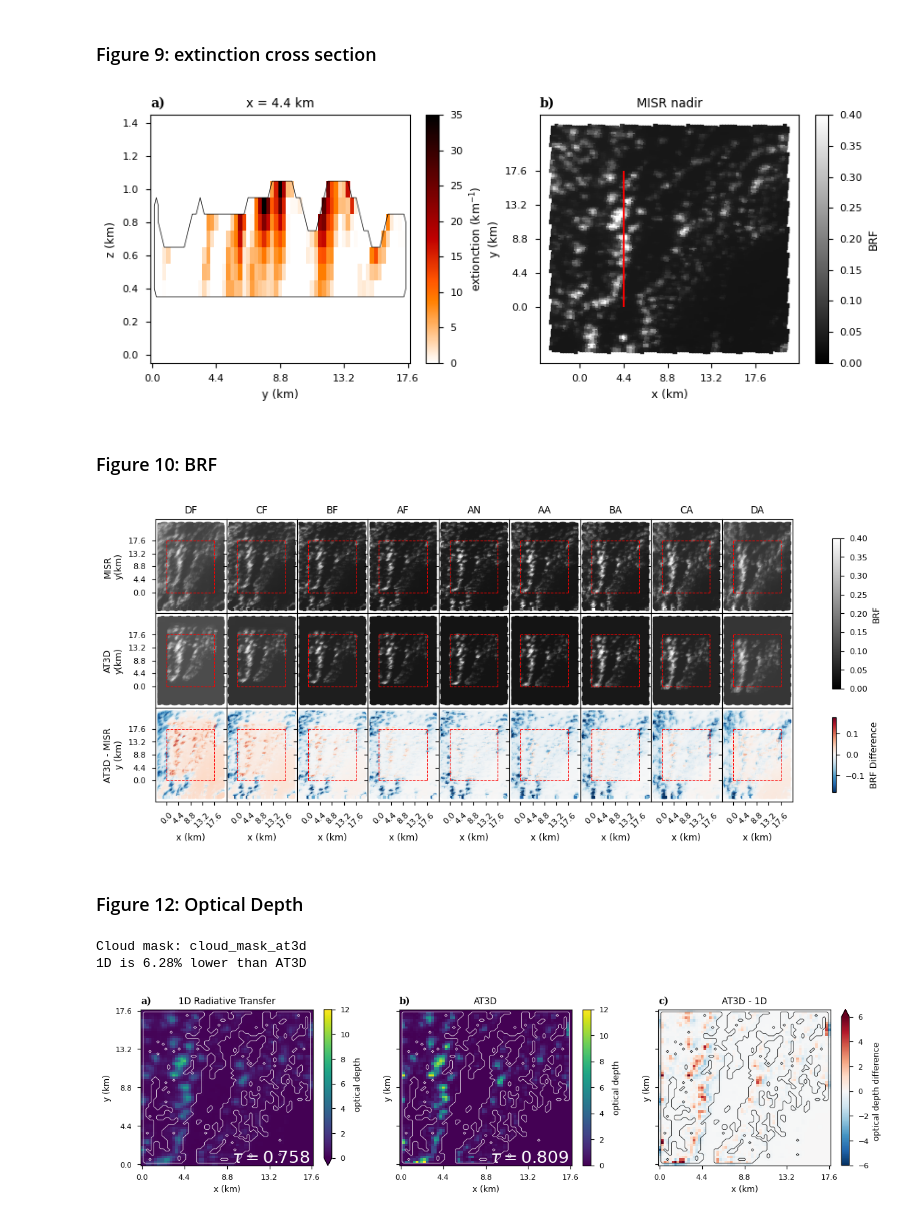
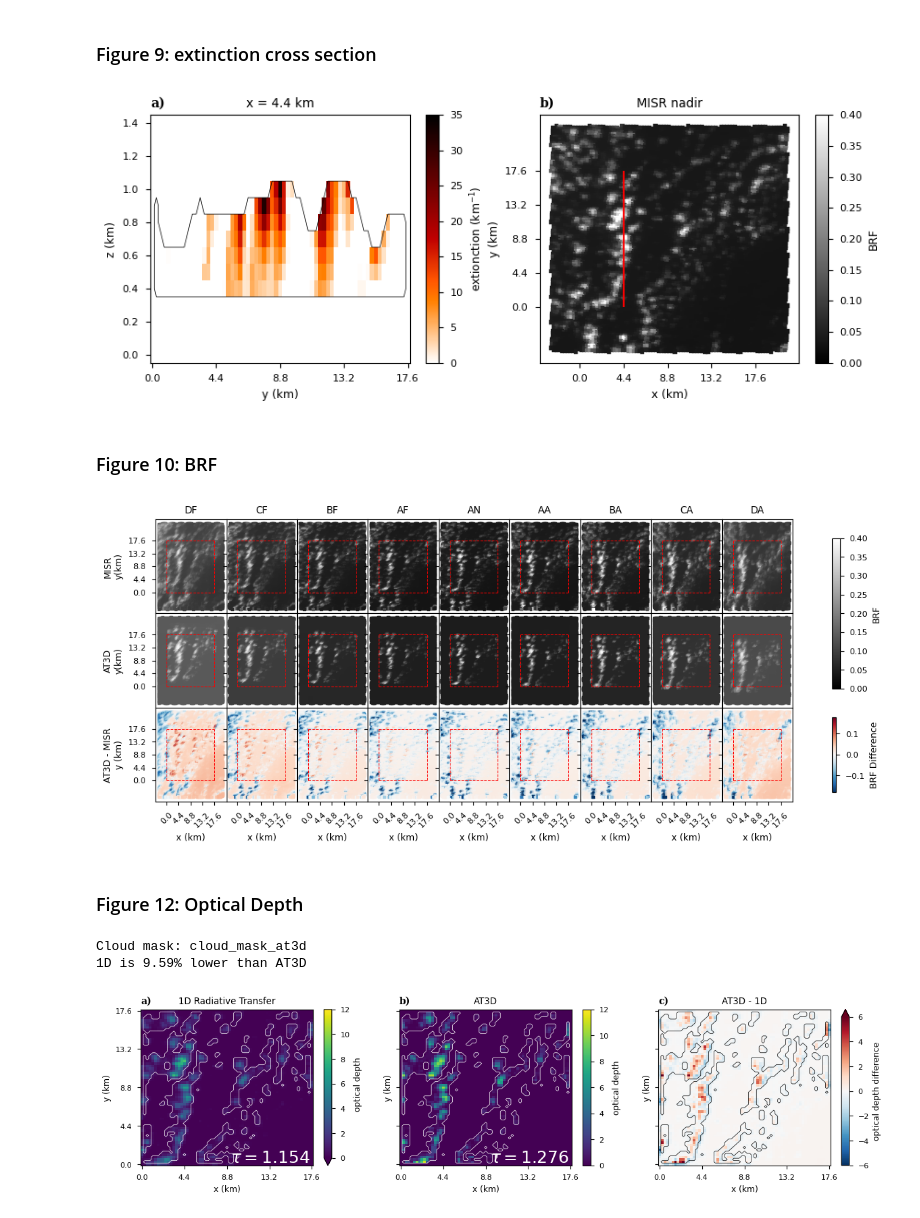
Before and after one commit to jlun17/misr-at3d-camp2ex, a Jupyter notebook: notebooks/investigation/single_retrieval/paper_figures.ipynb, the cells around one changed output. Saved outputs shown, nothing was run; the diff lists cells and outputs as text; code cells hidden in the pictures.

```diff
--- a/notebooks/investigation/single_retrieval/paper_figures.ipynb
+++ b/notebooks/investigation/single_retrieval/paper_figures.ipynb
@@ -2,7 +2,7 @@
 # conda vis2
 from pathlib import Path
 PROJECT_ROOT = Path().resolve().parent.parent.parent
-EXPERIMENT = PROJECT_ROOT / 'experiments' / 'CAMP2Ex_RF17' / 'V04' / 'default'
+EXPERIMENT = PROJECT_ROOT / 'experiments' / 'CAMP2Ex_RF17' / 'V07' / 'default'
 ITERATIONS = EXPERIMENT / 'iterations'
 INTERIM_DATA = PROJECT_ROOT / 'data' / 'interim'
 FIGURE_OUT = PROJECT_ROOT / 'figures'
@@ -155,7 +155,7 @@ if(savefigs):
         transparent=False
     )
 # %% [output]
-[figure, old version]
+[figure, new version]
 # %% [markdown]
 ### Figure 10: BRF
 # %%
@@ -231,7 +231,7 @@ if(savefigs):
         transparent=False
     )
 # %% [output]
-[figure, old version]
+[figure, new version]
 # %% [markdown]
 ### Figure 12: Optical Depth
 # %%
@@ -250,7 +250,7 @@ def interp_sensor_to_rte_grid(sensor, rte_grid, interp_var_name):
 # %%
 cloud['tau'] = cloud.extinction.integrate('z')
 
-tau1D_file = INTERIM_DATA / 'TAU1D_LUT_V04_AT3D_OBS_CAMP2Ex_RF17_default.nc'
+tau1D_file = INTERIM_DATA / 'TAU1D_LUT_V07_AT3D_OBS_CAMP2Ex_RF17_default.nc'
 obs = load_sensor_dict(tau1D_file)
 tau_1D_sensor = obs['MISR']['sensor_list'][4]
 
@@ -308,32 +308,32 @@ for i in range(len(ax)):
     )
     ax[i].set_xlabel('x (km)')
     ax[i].set_ylabel('y (km)')
     ax[i].set_xticks(ticks)
     ax[i].set_yticks(ticks)
 ax[0].set_title('1D Radiative Transfer')
 ax[1].set_title('AT3D')
 ax[2].set_title('AT3D - 1D')
 
 tau_bar_1d = cloud_1D.tau.where(cvm[cloud_mask_name] > 0).mean().data
 tau_bar_3d = cloud.tau.where(cvm[cloud_mask_name] > 0).mean().data
 
 ax[0].text(17.4, 0.2, r'$\tau = {:.3f}$'.format(tau_bar_1d), ha='right', c='white', size=18)
 ax[1].text(17.4, 0.2, r'$\tau = {:.3f}$'.format(tau_bar_3d), ha='right', c='white', size=18)
 
 print('Cloud mask: {}'.format(cloud_mask_name))
 print('1D is {:.2f}% lower than AT3D'.format(100*(tau_bar_3d - tau_bar_1d) / tau_bar_3d))
 
 set_labels(ax.flatten())
 
 if(savefigs):
     plt.savefig(
         FIGURE_OUT / '{}_figure12_optical_depth_{}.png'.format(fig_version, cloud_mask_name),
         format='png',
         dpi=300,
         bbox_inches='tight',
         transparent=False
     )
 # %% [output]
 Cloud mask: cloud_mask_at3d
-1D is 6.28% lower than AT3D
+1D is 9.59% lower than AT3D
-[figure, old version]
+[figure, new version]
```
Also changed, not shown: 7 other files.
